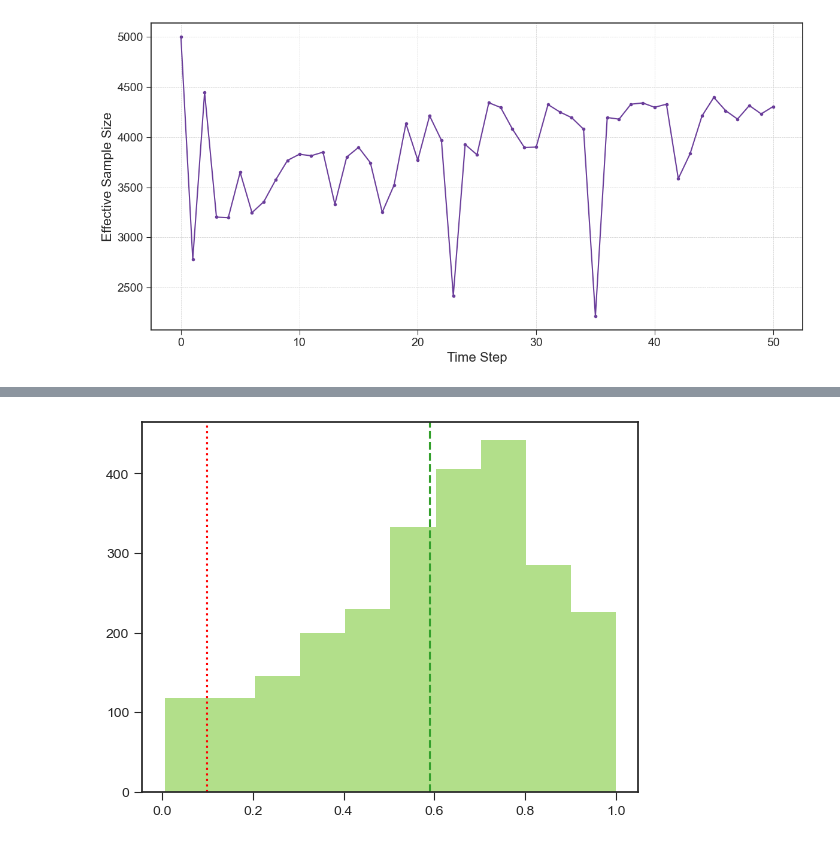
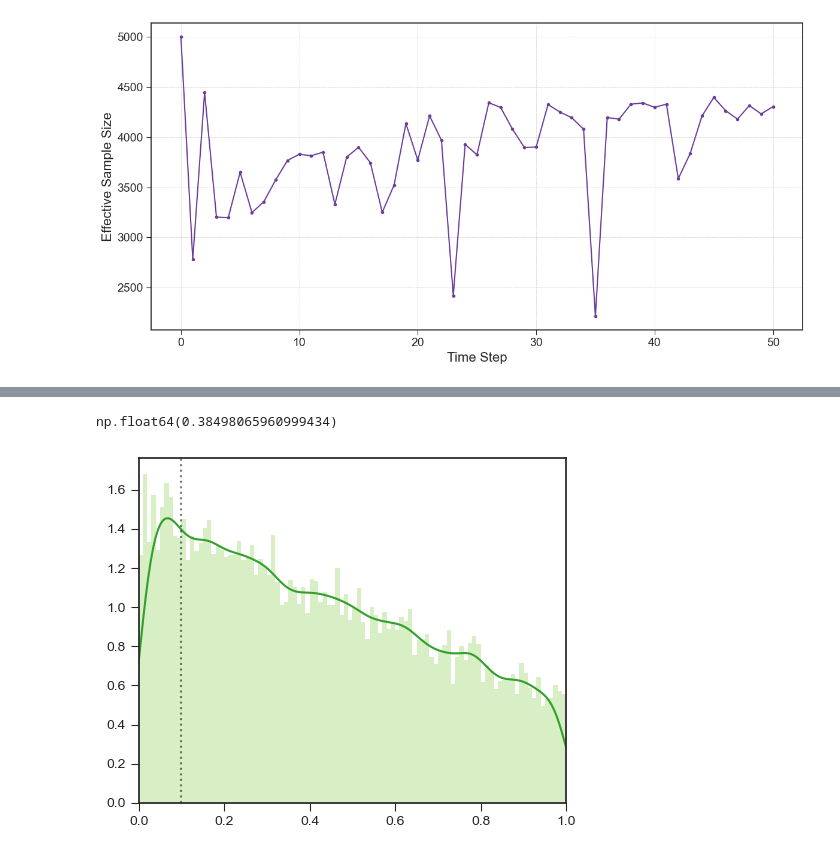
Before and after one commit to rosastreg/Diffusion-Driven-Epidemic-Model-for-COVID-19-in-Mexico, a Jupyter notebook: Notebooks/3_Synthetic_Data_Experiments.ipynb, the cells around one changed output, grey strips where cells are left out. Drawn from its saved outputs; the diff is of its cells as text; code cells hidden in the pictures.

```diff
--- a/Notebooks/3_Synthetic_Data_Experiments.ipynb
+++ b/Notebooks/3_Synthetic_Data_Experiments.ipynb
@@ -534,5 +10,0 @@ def set_param_priors():
-# %%
-num_particles = 10000
-params = set_param_priors()
-initial_conditions = set_IVC(N, num_particles)
-T=weeks
@@ -1050,7 +190,8 @@ for t in range(1,T+1):
     particles[:,:,t], weekly_infections[:,t] = BM_SEIR(particles[:, resample_indices, t-1], params, num_particles, N)
 
     # Update particle weights
-    incremental_weights = stats.nbinom(n=1/0.1, p=1/(1+0.1*weekly_infections[:,t])).logpmf(Y_obs[t])
+    incremental_weights = stats.lognorm(weekly_infections[:,t], 0.1).logpdf(Y_obs[t])
+    #stats.nbinom(n=1/0.1, p=1/(1+0.1*weekly_infections[:,t])).logpmf(Y_obs[t])
 
     max_weights = np.max(incremental_weights)
     weights[:,t] = np.exp(incremental_weights - max_weights)
@@ -1400,8 +504,8 @@ BPF(Y_obs, N, T, num_particles, params, initial_conditions, BM_SEIR)
          0.78276034, 0.50911236, 0.08925399, 0.08691562, 0.03270186,
          0.19784824]]))
 # %%
-num_particles = 5000
-num_iterations = 5000
+num_particles = 3000
+num_iterations = 150000
 # initial_conditions = np.repeat(V_in,num_particles).reshape(5,num_particles) #Sationary Initial Conditions
 E0 = stats.uniform(100,10000).rvs(num_particles)
 I0 = stats.uniform(10,100).rvs(num_particles)
@@ -1410,11 +514,20 @@ initial_conditions = np.array([
     E0,
     I0,
     np.zeros(num_particles),
-    np.log(stats.uniform(0,1).rvs(num_particles))
+    np.log(stats.uniform(0,5).rvs(num_particles))
     ])
 
-current_theta = np.array(params)
-current_theta[2] = stats.uniform(0,1).rvs()
+current_theta = np.array([
+    stats.uniform().rvs(),
+    stats.uniform().rvs(),
+    stats.uniform().rvs()
+])
+
+stepSize = np.diag([
+    0.1**2,
+    0.1**2,
+    0.15**2
+])
 
 print('Initial conditions: ',np.mean(initial_conditions, axis=1))
 print('Initial parameters: ',current_theta)
@@ -1705,8 +676,24 @@ plt.show()
+# %%
+np.median(theta_samples[1,50000:])
+# %% [output]
+np.float64(0.38498065960999434)
 # %%
-plt.hist(theta_samples[1,2500:], color=colors[2])
-plt.axvline(np.mean(theta_samples[1,2500:],axis=0),color=colors[3], linestyle='--')
-plt.axvline(params[1], color='r', linestyle=':')
+plt.figure(figsize=(5, 4))
+plt.hist(
+    theta_samples[1, 50000:],
+    bins=100,
+    color=colors[2],
+    density=True,
+    edgecolor='none',
+    alpha=0.5
+)
+sns.kdeplot(theta_samples[1,50000:], linewidth=1.5, color=colors[3])
+plt.axvline(params[1], color='black', linestyle=":", alpha=0.5)
+
+plt.xlim(0,1)
+plt.ylabel('')
+plt.tight_layout()
 plt.show()
 # %% [output]
-[figure, old version]
+[figure, new version]
 # %%
```
Also changed, not shown: parts of 75 cells of this notebook, 5 other files.
